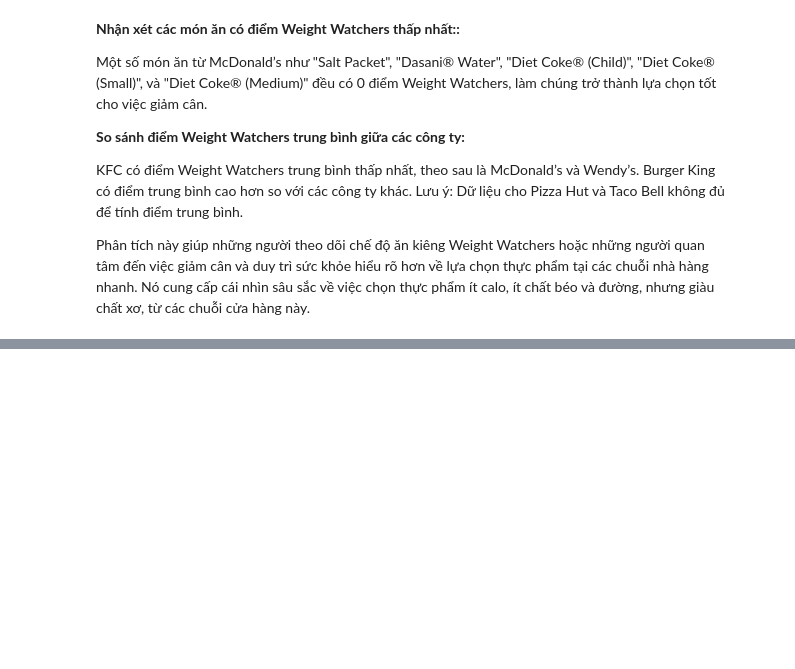
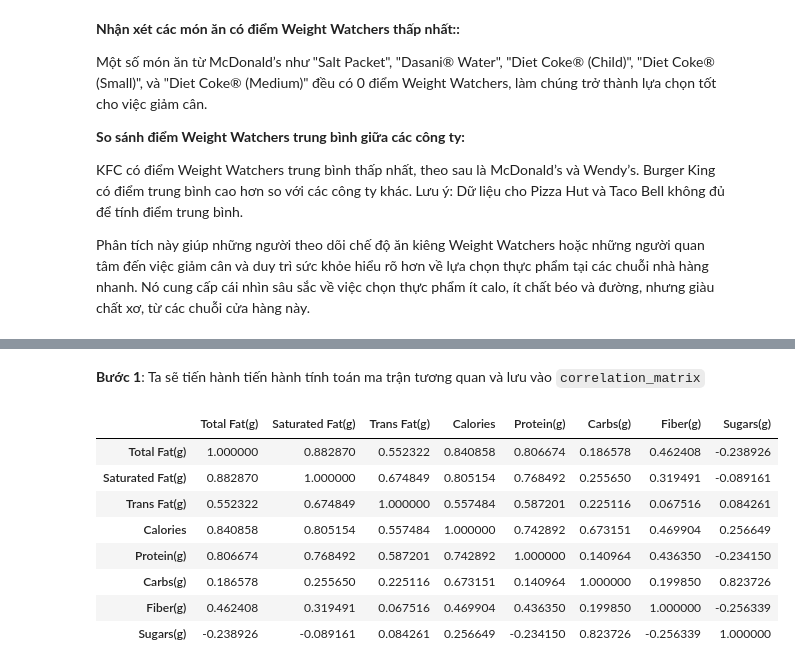
Before and after one commit to pnn03/LTKHDL, a Jupyter notebook: Source.ipynb, the cells around one changed output, grey strips where cells are left out. Cells and saved outputs as stored; diff of their text form; code cells hidden in the pictures; blank space fills up the shorter version.

```diff
--- a/Source.ipynb
+++ b/Source.ipynb
@@ -543,0 +554,16 @@ Phân tích này giúp những người theo dõi chế độ ăn kiêng Weight
+# %% [markdown]
+**Bước 1**: Ta sẽ tiến hành tiến hành tính toán ma trận tương quan và lưu vào `correlation_matrix`
+# %%
+# Tính toán ma trận tương quan
+correlation_matrix = fastfood_df[['Total Fat(g)', 'Saturated Fat(g)', 'Trans Fat(g)', 'Calories', 'Protein(g)', 'Carbs(g)', 'Fiber(g)', 'Sugars(g)']].corr()
+correlation_matrix
+# %% [output]
+|  | Total Fat(g) | Saturated Fat(g) | Trans Fat(g) | Calories | Protein(g) | Carbs(g) | Fiber(g) | Sugars(g) |
+| Total Fat(g) | 1.000000 | 0.882870 | 0.552322 | 0.840858 | 0.806674 | 0.186578 | 0.462408 | -0.238926 |
+| Saturated Fat(g) | 0.882870 | 1.000000 | 0.674849 | 0.805154 | 0.768492 | 0.255650 | 0.319491 | -0.089161 |
+| Trans Fat(g) | 0.552322 | 0.674849 | 1.000000 | 0.557484 | 0.587201 | 0.225116 | 0.067516 | 0.084261 |
+| Calories | 0.840858 | 0.805154 | 0.557484 | 1.000000 | 0.742892 | 0.673151 | 0.469904 | 0.256649 |
+| Protein(g) | 0.806674 | 0.768492 | 0.587201 | 0.742892 | 1.000000 | 0.140964 | 0.436350 | -0.234150 |
+| Carbs(g) | 0.186578 | 0.255650 | 0.225116 | 0.673151 | 0.140964 | 1.000000 | 0.199850 | 0.823726 |
+| Fiber(g) | 0.462408 | 0.319491 | 0.067516 | 0.469904 | 0.436350 | 0.199850 | 1.000000 | -0.256339 |
+| Sugars(g) | -0.238926 | -0.089161 | 0.084261 | 0.256649 | -0.234150 | 0.823726 | -0.256339 | 1.000000 |
```
Also changed, not shown: parts of 7 cells of this notebook.
